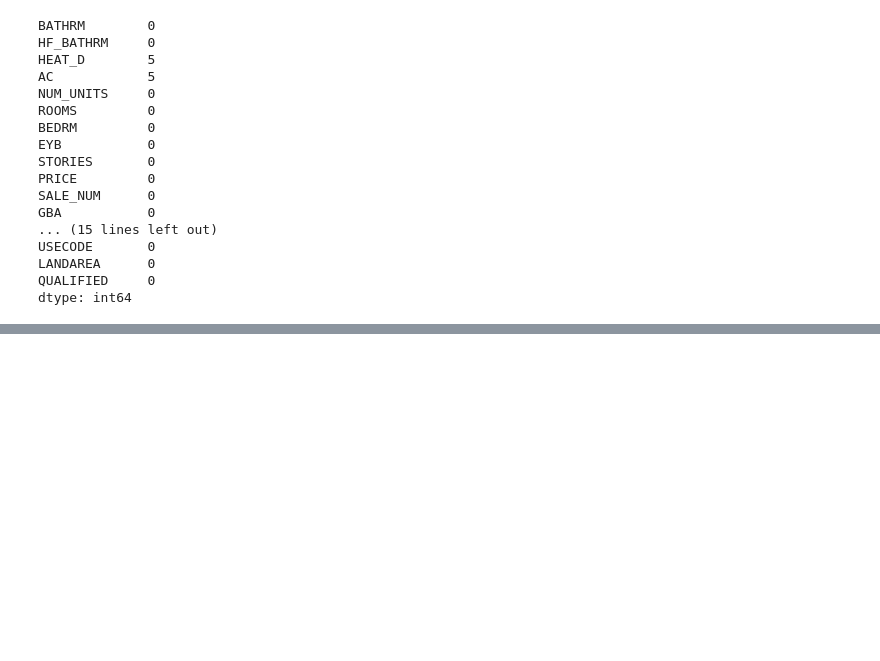
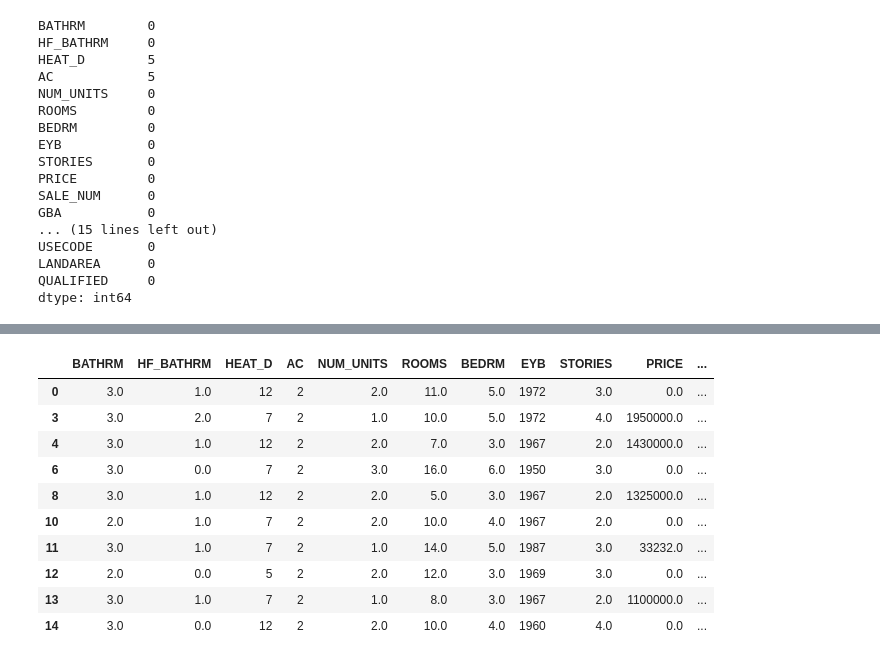
Before and after one commit to Hamza1122/Classification-Task, a Jupyter notebook: Untitled125.ipynb, the cells around one changed output, grey strips where cells are left out. Saved outputs shown, nothing was run; the diff lists cells and outputs as text; code cells hidden in the pictures; blank space fills up the shorter version.

```diff
--- a/Untitled125.ipynb
+++ b/Untitled125.ipynb
@@ -303 +298,15 @@ dtype: int64
+# %%
+df.head(10)
+# %% [output]
+|  | BATHRM | HF_BATHRM | HEAT_D | AC | NUM_UNITS | ROOMS | BEDRM | EYB | STORIES | PRICE | ... |
+| 0 | 3.0 | 1.0 | 12 | 2 | 2.0 | 11.0 | 5.0 | 1972 | 3.0 | 0.0 | ... |
+| 3 | 3.0 | 2.0 | 7 | 2 | 1.0 | 10.0 | 5.0 | 1972 | 4.0 | 1950000.0 | ... |
+| 4 | 3.0 | 1.0 | 12 | 2 | 2.0 | 7.0 | 3.0 | 1967 | 2.0 | 1430000.0 | ... |
+| 6 | 3.0 | 0.0 | 7 | 2 | 3.0 | 16.0 | 6.0 | 1950 | 3.0 | 0.0 | ... |
+| 8 | 3.0 | 1.0 | 12 | 2 | 2.0 | 5.0 | 3.0 | 1967 | 2.0 | 1325000.0 | ... |
+| 10 | 2.0 | 1.0 | 7 | 2 | 2.0 | 10.0 | 4.0 | 1967 | 2.0 | 0.0 | ... |
+| 11 | 3.0 | 1.0 | 7 | 2 | 1.0 | 14.0 | 5.0 | 1987 | 3.0 | 33232.0 | ... |
+| 12 | 2.0 | 0.0 | 5 | 2 | 2.0 | 12.0 | 3.0 | 1969 | 3.0 | 0.0 | ... |
+| 13 | 3.0 | 1.0 | 7 | 2 | 1.0 | 8.0 | 3.0 | 1967 | 2.0 | 1100000.0 | ... |
+| 14 | 3.0 | 0.0 | 12 | 2 | 2.0 | 10.0 | 4.0 | 1960 | 4.0 | 0.0 | ... |
 # %%
```
Also changed, not shown: parts of 15 cells of this notebook.
